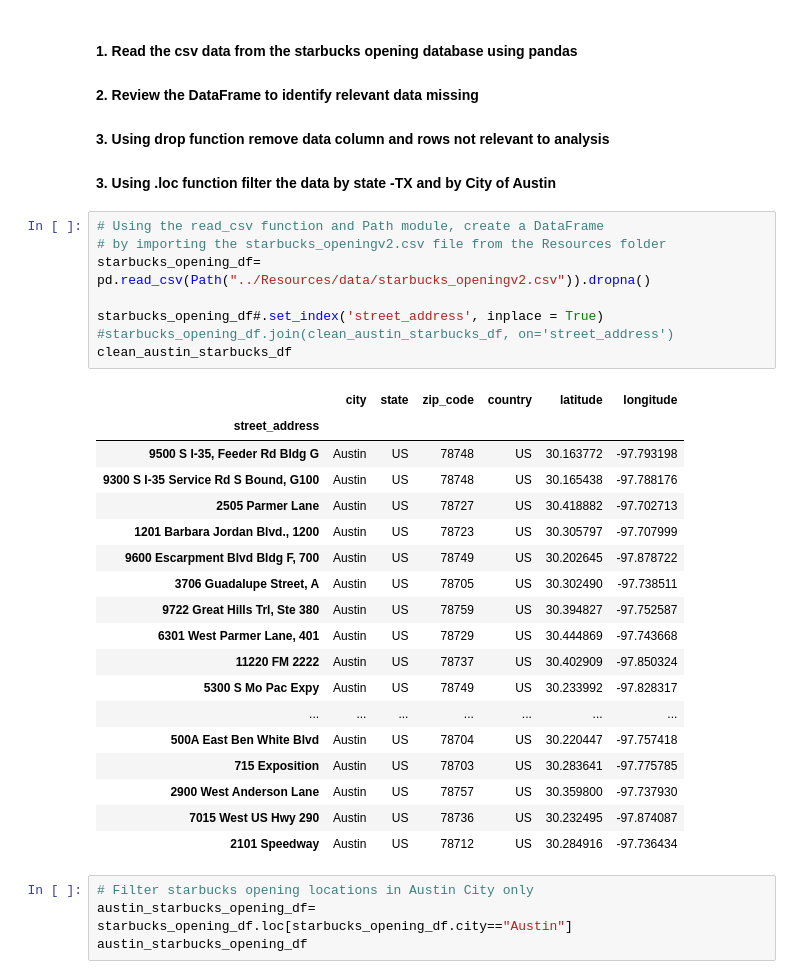
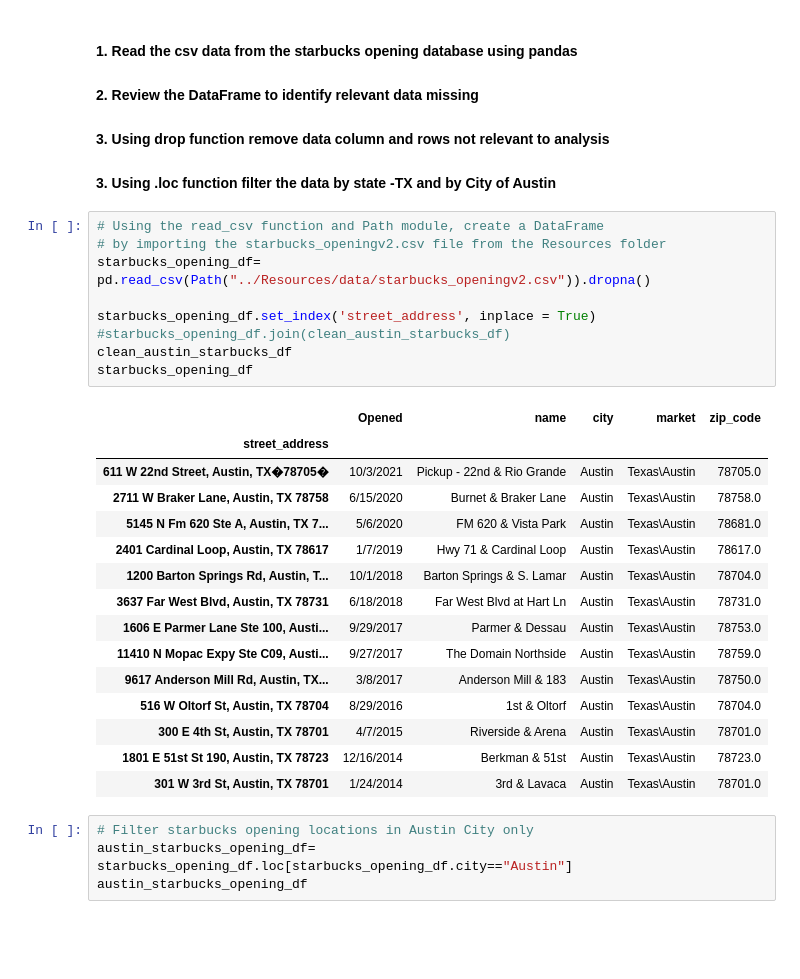
Before and after one commit to EGeorge2021r/Fintech5Falcons, a Jupyter notebook: Resources/project1_estate_data.ipynb, the cells around one changed output. Saved outputs shown, nothing was run; the diff lists cells and outputs as text; blank space fills up the shorter version.

Commit message:
Updated opening data removing extra zipcode

```diff
--- a/Resources/project1_estate_data.ipynb
+++ b/Resources/project1_estate_data.ipynb
@@ -234,30 +234,28 @@ clean_austin_starbucks_df
 # %%
 # Using the read_csv function and Path module, create a DataFrame
 # by importing the starbucks_openingv2.csv file from the Resources folder
 starbucks_opening_df= pd.read_csv(Path("../Resources/data/starbucks_openingv2.csv")).dropna()
 
-starbucks_opening_df#.set_index('street_address', inplace = True)
-#starbucks_opening_df.join(clean_austin_starbucks_df, on='street_address')
+starbucks_opening_df.set_index('street_address', inplace = True)
+#starbucks_opening_df.join(clean_austin_starbucks_df)
 clean_austin_starbucks_df
+starbucks_opening_df
 # %% [output]
-|  | city | state | zip_code | country | latitude | longitude |
-| street_address |  |  |  |  |  |  |
-| 9500 S I-35, Feeder Rd Bldg G | Austin | US | 78748 | US | 30.163772 | -97.793198 |
-| 9300 S I-35 Service Rd S Bound, G100 | Austin | US | 78748 | US | 30.165438 | -97.788176 |
-| 2505 Parmer Lane | Austin | US | 78727 | US | 30.418882 | -97.702713 |
-| 1201 Barbara Jordan Blvd., 1200 | Austin | US | 78723 | US | 30.305797 | -97.707999 |
-| 9600 Escarpment Blvd Bldg F, 700 | Austin | US | 78749 | US | 30.202645 | -97.878722 |
-| 3706 Guadalupe Street, A | Austin | US | 78705 | US | 30.302490 | -97.738511 |
-| 9722 Great Hills Trl, Ste 380 | Austin | US | 78759 | US | 30.394827 | -97.752587 |
-| 6301 West Parmer Lane, 401 | Austin | US | 78729 | US | 30.444869 | -97.743668 |
-| 11220 FM 2222 | Austin | US | 78737 | US | 30.402909 | -97.850324 |
-| 5300 S Mo Pac Expy | Austin | US | 78749 | US | 30.233992 | -97.828317 |
-| ... | ... | ... | ... | ... | ... | ... |
-| 500A East Ben White Blvd | Austin | US | 78704 | US | 30.220447 | -97.757418 |
-| 715 Exposition | Austin | US | 78703 | US | 30.283641 | -97.775785 |
-| 2900 West Anderson Lane | Austin | US | 78757 | US | 30.359800 | -97.737930 |
-| 7015 West US Hwy 290 | Austin | US | 78736 | US | 30.232495 | -97.874087 |
-| 2101 Speedway | Austin | US | 78712 | US | 30.284916 | -97.736434 |
+|  | Opened | name | city | market | zip_code |
+| street_address |  |  |  |  |  |
+| 611 W 22nd Street, Austin, TX�78705� | 10/3/2021 | Pickup - 22nd & Rio Grande | Austin | Texas\Austin | 78705.0 |
+| 2711 W Braker Lane, Austin, TX 78758 | 6/15/2020 | Burnet & Braker Lane | Austin | Texas\Austin | 78758.0 |
+| 5145 N Fm 620 Ste A, Austin, TX 7... | 5/6/2020 | FM 620 & Vista Park | Austin | Texas\Austin | 78681.0 |
+| 2401 Cardinal Loop, Austin, TX 78617 | 1/7/2019 | Hwy 71 & Cardinal Loop | Austin | Texas\Austin | 78617.0 |
+| 1200 Barton Springs Rd, Austin, T... | 10/1/2018 | Barton Springs & S. Lamar | Austin | Texas\Austin | 78704.0 |
+| 3637 Far West Blvd, Austin, TX 78731 | 6/18/2018 | Far West Blvd at Hart Ln | Austin | Texas\Austin | 78731.0 |
+| 1606 E Parmer Lane Ste 100, Austi... | 9/29/2017 | Parmer & Dessau | Austin | Texas\Austin | 78753.0 |
+| 11410 N Mopac Expy Ste C09, Austi... | 9/27/2017 | The Domain Northside | Austin | Texas\Austin | 78759.0 |
+| 9617 Anderson Mill Rd, Austin, TX... | 3/8/2017 | Anderson Mill & 183 | Austin | Texas\Austin | 78750.0 |
+| 516 W Oltorf St, Austin, TX 78704 | 8/29/2016 | 1st & Oltorf | Austin | Texas\Austin | 78704.0 |
+| 300 E 4th St, Austin, TX 78701 | 4/7/2015 | Riverside & Arena | Austin | Texas\Austin | 78701.0 |
+| 1801 E 51st St 190, Austin, TX 78723 | 12/16/2014 | Berkman & 51st | Austin | Texas\Austin | 78723.0 |
+| 301 W 3rd St, Austin, TX 78701 | 1/24/2014 | 3rd & Lavaca | Austin | Texas\Austin | 78701.0 |
 # %%
 # Filter starbucks opening locations in Austin City only
 austin_starbucks_opening_df= starbucks_opening_df.loc[starbucks_opening_df.city=="Austin"]
```
Also changed, not shown: 1 other file.
